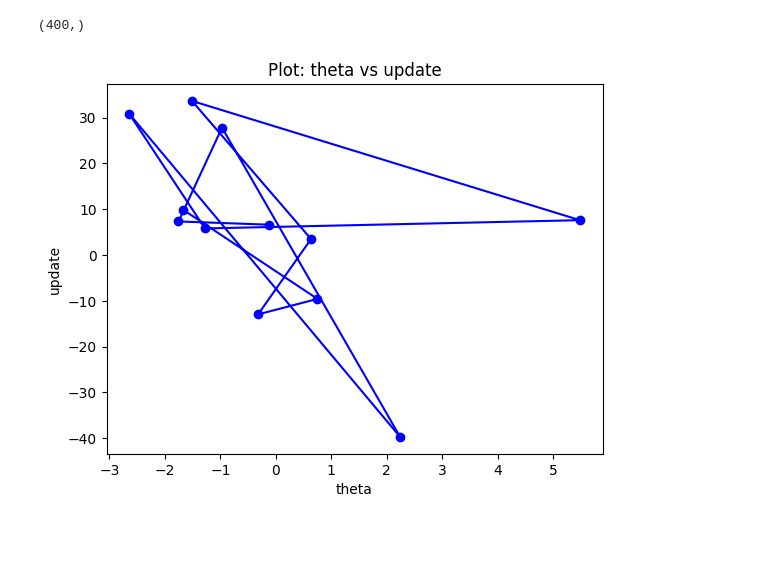
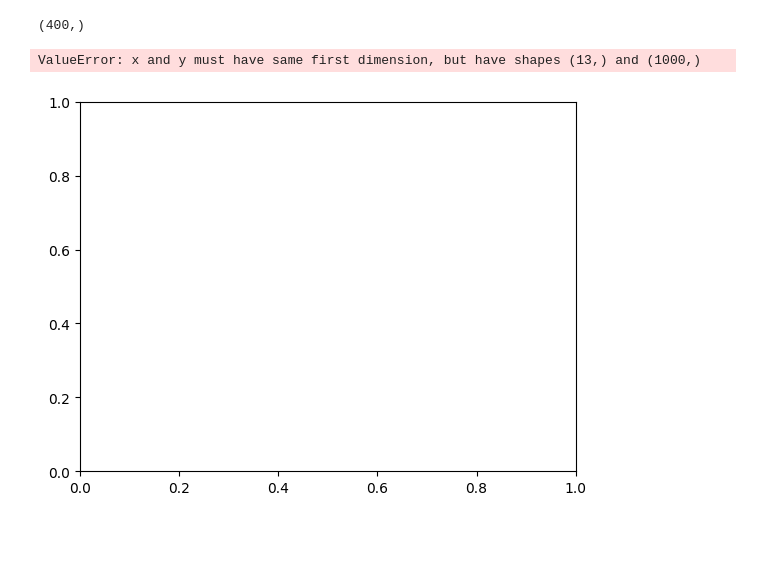
Before and after one commit to Aftaab25/masters-uni, a Jupyter notebook: aml-lab/lab1/lab1.ipynb, the cells around one changed output. Saved outputs shown, nothing was run; the diff lists cells and outputs as text; code cells hidden in the pictures; blank space fills up the shorter version.

Commit message:
Add code to plot Cost/iterations

```diff
--- a/aml-lab/lab1/lab1.ipynb
+++ b/aml-lab/lab1/lab1.ipynb
@@ -78,20 +112,31 @@ MSE = {0} 45.869952860884936
 theta=np.random.uniform(0,1,size=(X_train.shape[1]))
 print("Type of theta:", type(theta), "Shape of Theta:", theta.shape)
 niterations=1000
-alpha=0.01
+alphas=[0.1, 0.05, 0.01, 0.3, 0.7]
+multi_costs = []
+index = 0
 m=X_train.shape[0]
 n=X_train.shape[1]
-for i in range(niterations):
-    update=np.zeros(X_train.shape[1])
-    ypred=np.dot(X_train,theta)
-    error=ypred - y_train
-    for j in range(n):
-        update[j]=np.sum(error*(X_train.T)[j])
-    theta = theta - (1/m)*(alpha)*update
-    cost = (1 / (2 * m)) * np.sum(np.square(error))
+for alpha in alphas:
+    costs = []
+    for i in range(niterations):
+        update=np.zeros(X_train.shape[1])
+        ypred=np.dot(X_train,theta)
+        error=ypred - y_train
+        for j in range(n):
+            update[j]=np.sum(error*(X_train.T)[j])
+        theta = theta - (1/m)*(alpha)*(update)
+        cost = (1 / (2 * m)) * np.sum(np.square(error))
+        costs.append(cost)
+        # print("Cost for iteration: ", i, cost)
+    # index += 1
+    multi_costs.append(costs)
+
+for costs in multi_costs:
+    print(costs, end="\n")
 
 print("Theta:",theta)
-print("Cost:", cost)
+# print("Cost:", cost)
 print("Update:", update)
 print("Theta Shape:", theta.shape)
 predictions=np.dot(X_test, theta)
@@ -125,14 +193,17 @@ print(error.shape)
 # %%
 # Plot between update and theta
 
 plt.figure()
-plt.plot(theta, update, marker='o', linestyle='-', color='b')
+plt.plot(theta, costs, marker='o', linestyle='-', color='b')
 plt.title('Plot: theta vs update')
 plt.xlabel('theta')
 plt.ylabel('update')
 
 # plt.grid(True)
 
 plt.show()
 # %% [output]
+ValueError: x and y must have same first dimension, but have shapes (13,) and (1000,)
-[figure, old version]
+[figure, new version]
+# %% [markdown]
+#
```
Also changed, not shown: parts of 4 cells of this notebook.
